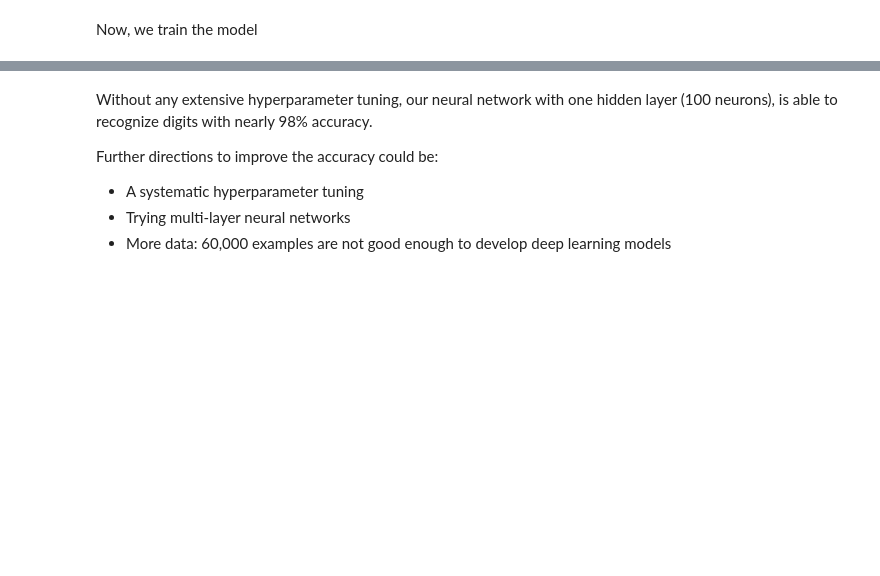
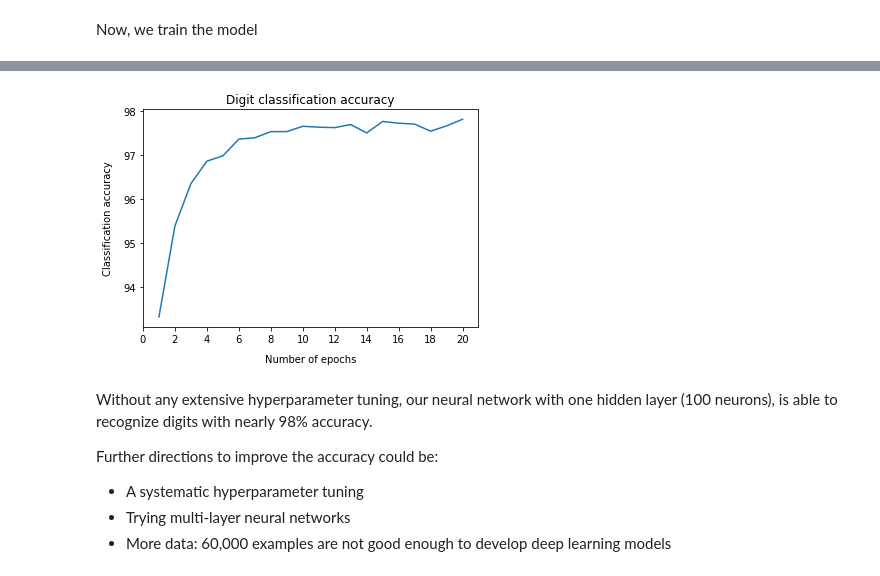
Before and after one commit to sudhirnpathak/Deep-Learning-PyTorch, a Jupyter notebook: mnist_digit_classification.ipynb, the cells around one changed output, grey strips where cells are left out. Saved outputs shown, nothing was run; the diff lists cells and outputs as text; code cells hidden in the pictures; blank space fills up the shorter version.

```diff
--- a/mnist_digit_classification.ipynb
+++ b/mnist_digit_classification.ipynb
@@ -110,7 +138,10 @@ criterion = nn.CrossEntropyLoss()
 optimizer = torch.optim.Adam(model.parameters(), lr = learning_rate)
 
 n_epochs = 20
-n_total_steps = len(train_loader)
+n_batches = len(train_loader)
+
+accuracy_epoch = []
+counter_epoch = []
 
 for epoch in range(n_epochs):
 
@@ -126,7 +157,7 @@ for epoch in range(n_epochs):
         optimizer.zero_grad()
 
         #if (i+1) % 100 == 0:
-        #    print(f'epoch: {epoch+1}/{n_epochs}; step: {i+1}/{n_total_steps}; loss: {loss.item():.4f}')
+        #    print(f'epoch: {epoch+1}/{n_epochs}; batch: {i+1}/{n_batches}; loss: {loss.item():.4f}')
 
     with torch.no_grad():    # test
 
@@ -144,5 +175,7 @@ for epoch in range(n_epochs):
             n_samples += labels.shape[0]            # number of samples in current batch
 
         accuracy = 100.0 * n_correct / n_samples
+        accuracy_epoch.append(accuracy)
+        counter_epoch.append(epoch+1)
         print(f'epoch: {epoch+1}/{n_epochs}; accuracy = {accuracy}')
 # %% [output]
@@ -169,3 +202,12 @@ epoch: 20/20; accuracy = 97.74
+# %%
+plt.plot(counter_epoch, accuracy_epoch)
+plt.title('Digit classification accuracy')
+plt.xlabel('Number of epochs', labelpad = 10)
+plt.ylabel('Classification accuracy', labelpad = 10)
+plt.xticks(np.arange(min(counter_epoch)-1, max(counter_epoch)+1, 2))
+plt.show()
+# %% [output]
+[figure, added]
 # %% [markdown]
 Without any extensive hyperparameter tuning, our neural network with one hidden layer (100 neurons), is able to recognize digits with nearly 98% accuracy.
 
```
Also changed, not shown: parts of 10 cells of this notebook.
